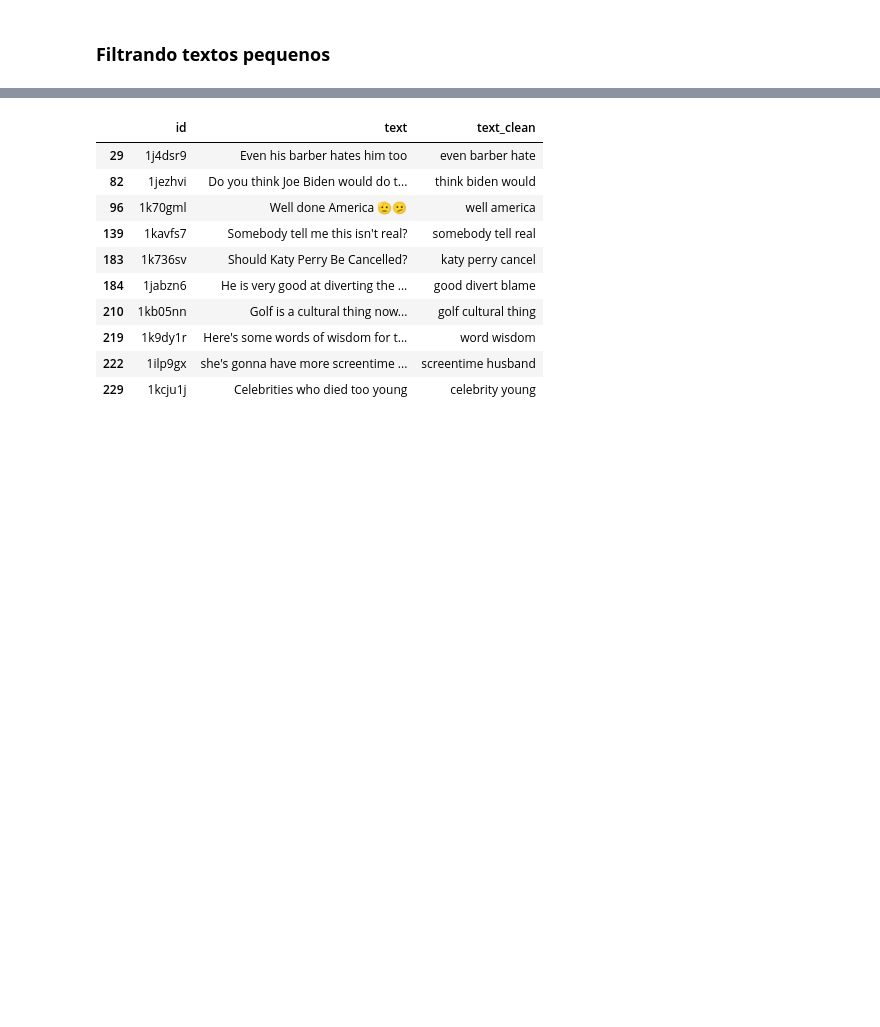
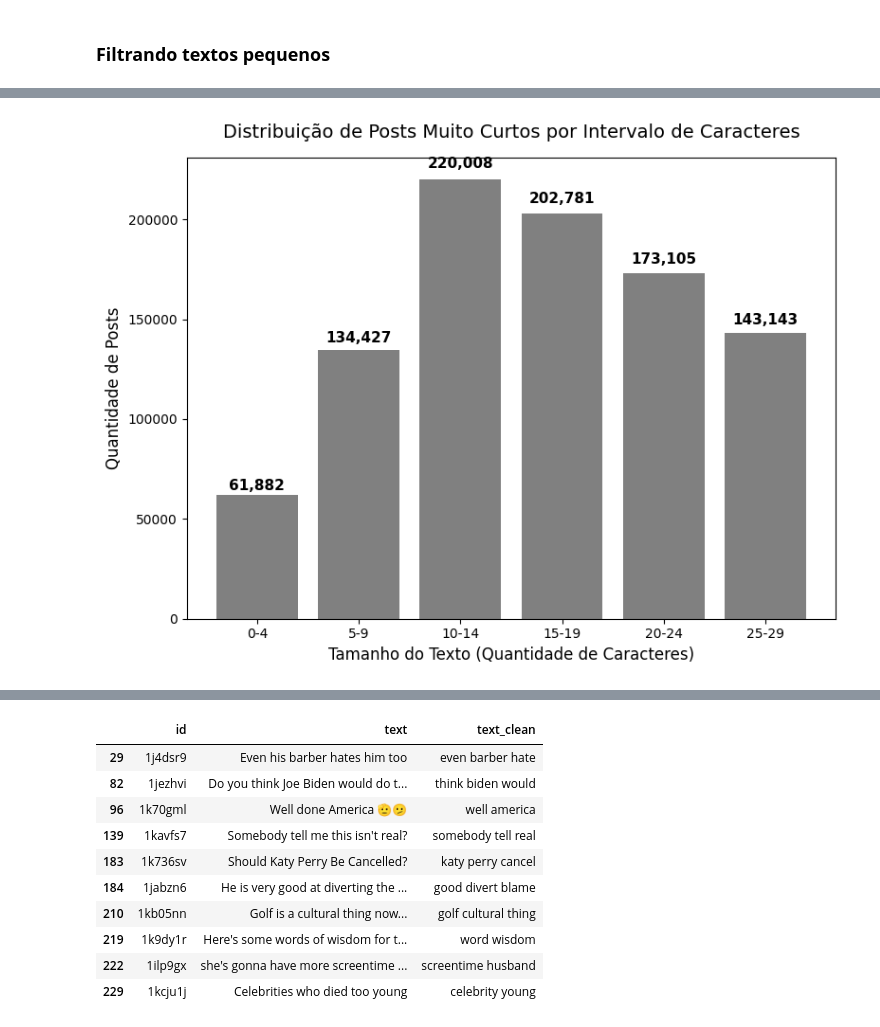
Before and after one commit to MateusoBrito/webmedia-ecosystem-Reddit, a Jupyter notebook: notebooks/08_filtragem_dados.ipynb, the cells around one changed output, grey strips where cells are left out. Cells and saved outputs as stored; diff of their text form; code cells hidden in the pictures; blank space fills up the shorter version.

```diff
--- a/notebooks/08_filtragem_dados.ipynb
+++ b/notebooks/08_filtragem_dados.ipynb
@@ -115 +177,32 @@ Quantidade de mensagens pequenos no pre processado: 619098
+# %%
+import matplotlib.pyplot as plt
+import pandas as pd
+
+tamanhos = df_2['text_clean'].str.len()
+
+bins = [0, 5, 10, 15, 20, 25, 30]
+labels = ['0-4', '5-9', '10-14', '15-19', '20-24', '25-29']
+
+# 3. Agrupa os tamanhos nos intervalos e conta quantos posts caíram em cada um
+contagem_intervalos = pd.cut(tamanhos, bins=bins, labels=labels, right=False).value_counts().sort_index()
+
+plt.figure(figsize=(8, 6))
+barras = plt.bar(contagem_intervalos.index, contagem_intervalos.values, color='gray')
+
+for barra in barras:
+    altura = barra.get_height()
+    if altura > 0:
+        plt.text(barra.get_x() + barra.get_width()/2, altura + (altura * 0.02) + 5,
+                 f'{int(altura):,}', ha='center', va='bottom', fontsize=11, fontweight='bold')
+
+# Títulos e labels
+plt.title('Distribuição de Posts Muito Curtos por Intervalo de Caracteres', fontsize=14, pad=15)
+plt.xlabel('Tamanho do Texto (Quantidade de Caracteres)', fontsize=12)
+plt.ylabel('Quantidade de Posts', fontsize=12)
+
+
+plt.tight_layout()
+plt.show()
+# %% [output]
+[figure, added]
 # %%
```
Also changed, not shown: parts of 18 cells of this notebook, 25 other files.
